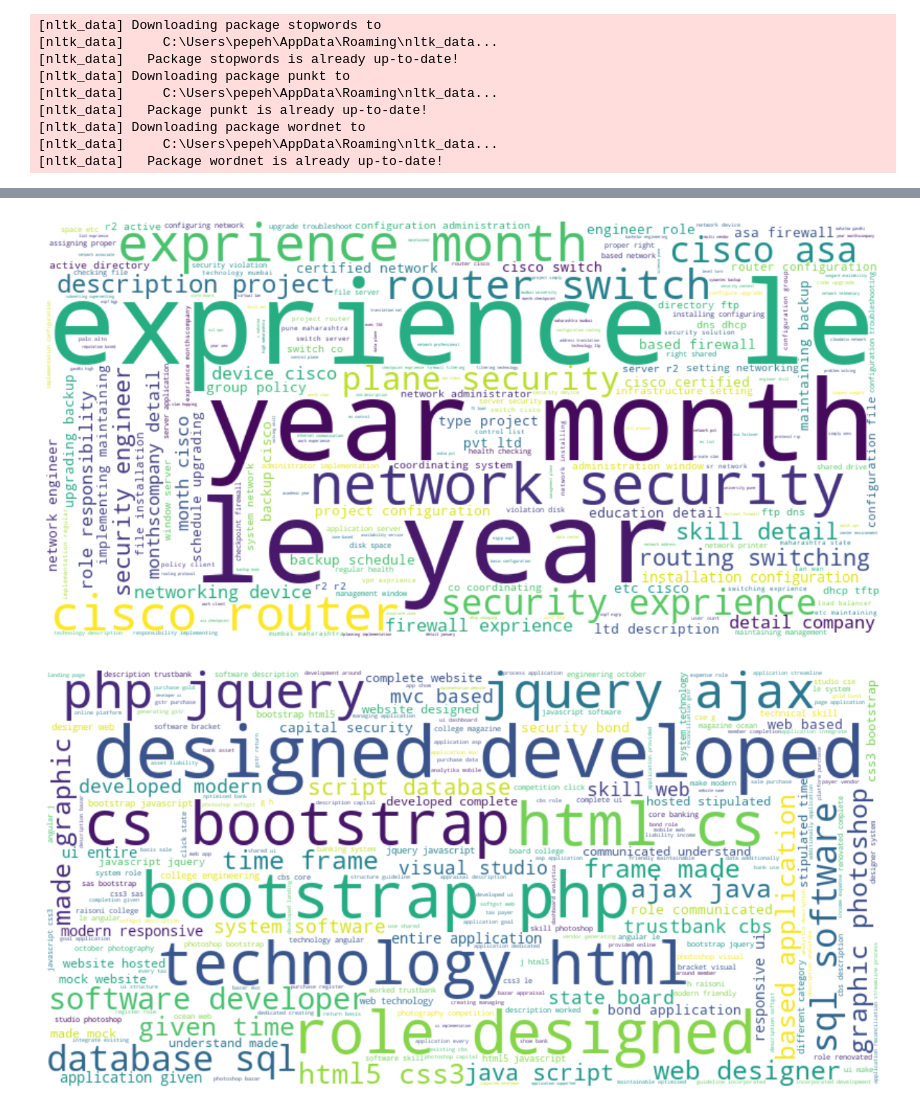
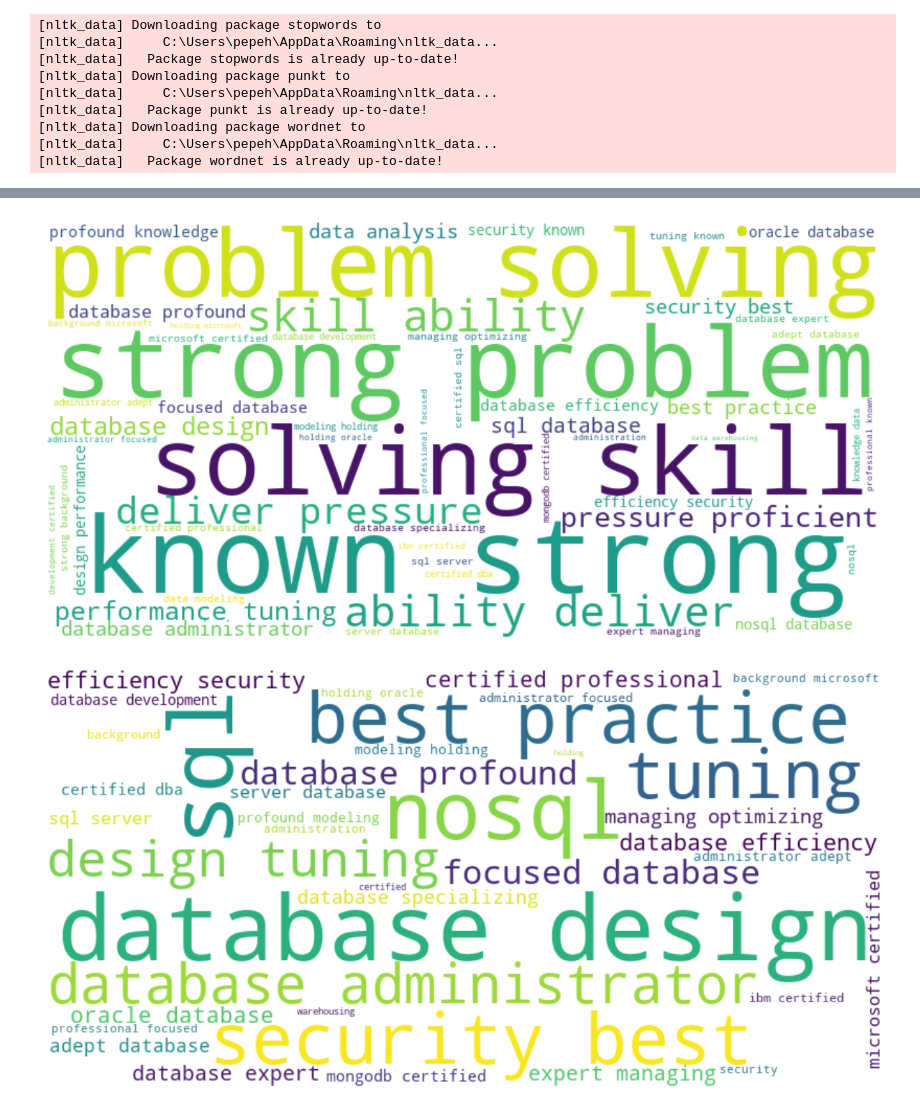
Before and after one commit to Pepe-AI/TT2, a Jupyter notebook: scripts/limpieza_unique.ipynb, the cells around one changed output, grey strips where cells are left out. Cells and saved outputs as stored; diff of their text form; code cells hidden in the pictures.

Commit message:
modelo finalizado
el modelo ya no tiene overfiting pero las etiquetas java y python tienen incomvenientes

```diff
--- a/scripts/limpieza_unique.ipynb
+++ b/scripts/limpieza_unique.ipynb
@@ -43,7 +43,7 @@ warnings.filterwarnings('ignore')
 [nltk_data]     C:\Users\pepeh\AppData\Roaming\nltk_data...
 [nltk_data]   Package wordnet is already up-to-date!
 # %%
-data = pd.read_csv('updated_data_final_cleaned.csv', encoding="utf-8")
+data = pd.read_csv('highly_varied_job_positions_dataset.csv', encoding="utf-8")
 print(data.shape)
 data.describe()
 # %% [output]
@@ -270,20 +222,20 @@ for archivo in os.listdir(carpeta_diccionarios):
 # %%
 #NUBE ANTES DE APLICAR EL DICCIONARIO
 # Filtrar los resúmenes por la etiqueta 'X'
-all_resumes = df[df['Category'] == 'Network Security Engineer']['Clean_Resume']
+all_resumes = df[df['Category'] == 'Database']['Clean_Resume']
 
 # Combinar todos los resúmenes en una única cadena de texto
 combined_resumes = ' '.join(all_resumes)
 
 # Crear y visualizar la nube de palabras
 wordcloud = WordCloud(width=800, height=400, background_color='white').generate(combined_resumes)
 
 plt.figure(figsize=(15, 10))
 plt.imshow(wordcloud, interpolation='bilinear')
 plt.axis('off')  # No mostrar los ejes para una visualización más limpia
 plt.show()
 # %% [output]
-[figure, old version]
+[figure, new version]
 # %%
 #APLICAR DICCIONARIOS
 # Aplicar la función de limpieza a cada fila del DataFrame
@@ -291,7 +243,7 @@ df['Clean_Resume'] = df.apply(lambda fila: clean_ussles_words(fila['Clean_Resume
 # %%
 #NUBE DESPUES DE APLICAR EL DICCIONARIO
 # Filtrar los resúmenes por la etiqueta 'X'
-all_resumes = df[df['Category'] == 'Web Designing']['Clean_Resume']
+all_resumes = df[df['Category'] == 'Database']['Clean_Resume']
 
 # Combinar todos los resúmenes en una única cadena de texto
 combined_resumes = ' '.join(all_resumes)
@@ -304,7 +256,7 @@ plt.imshow(wordcloud, interpolation='bilinear')
 plt.axis('off')  # No mostrar los ejes para una visualización más limpia
 plt.show()
 # %% [output]
-[figure, old version]
+[figure, new version]
 # %%
 skills_dict = {
     'Blockchain': 'Ethereum Smart Contracts, Cryptography, Solidity, DApp Development, Hyperledger Fabric, Consensus Algorithms, Node.js, Corda, Blockchain System Design, Truffle, Ganache, Blockchain API, Ripple, Litecoin, Bitcoin, Blockchain Security, Key Management, DeFi, NFTs',
```
Also changed, not shown: parts of 12 cells of this notebook, 16 other files.
